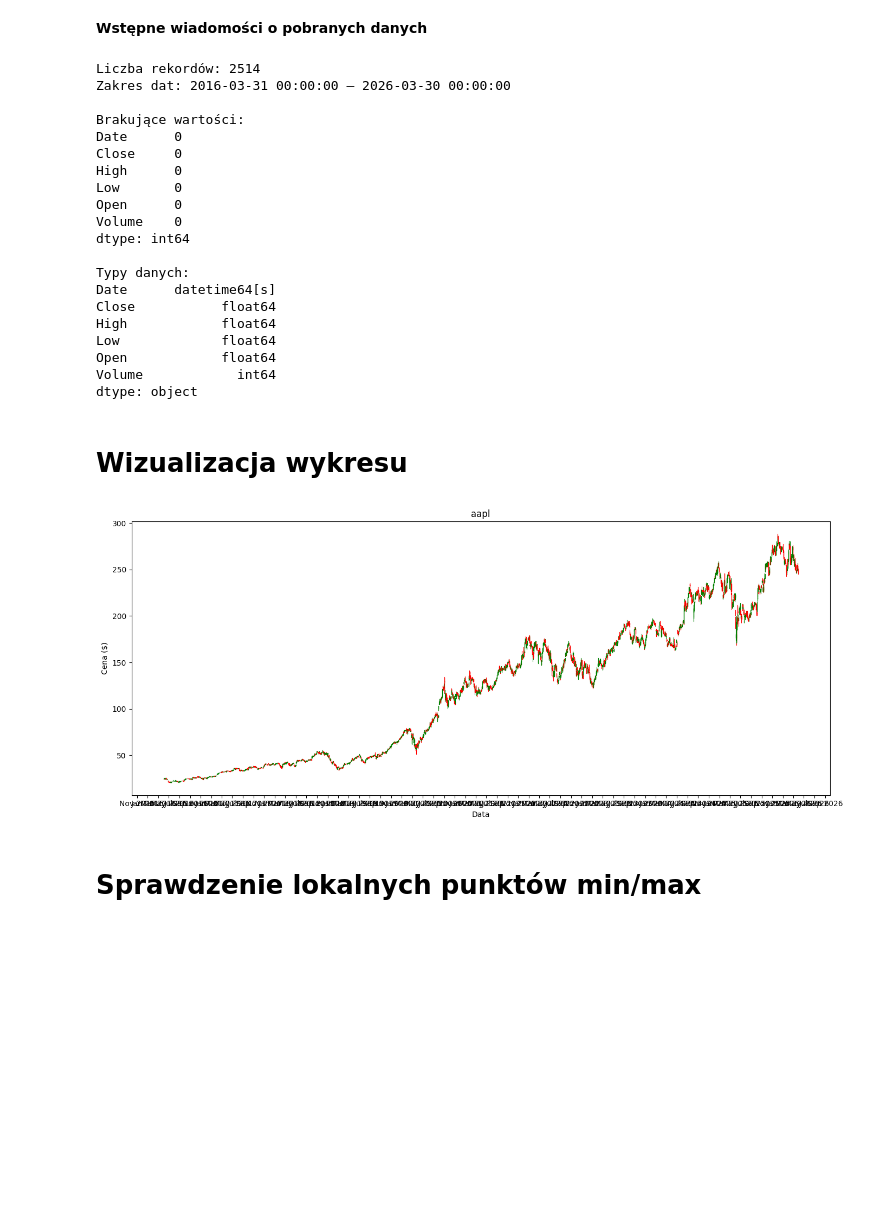
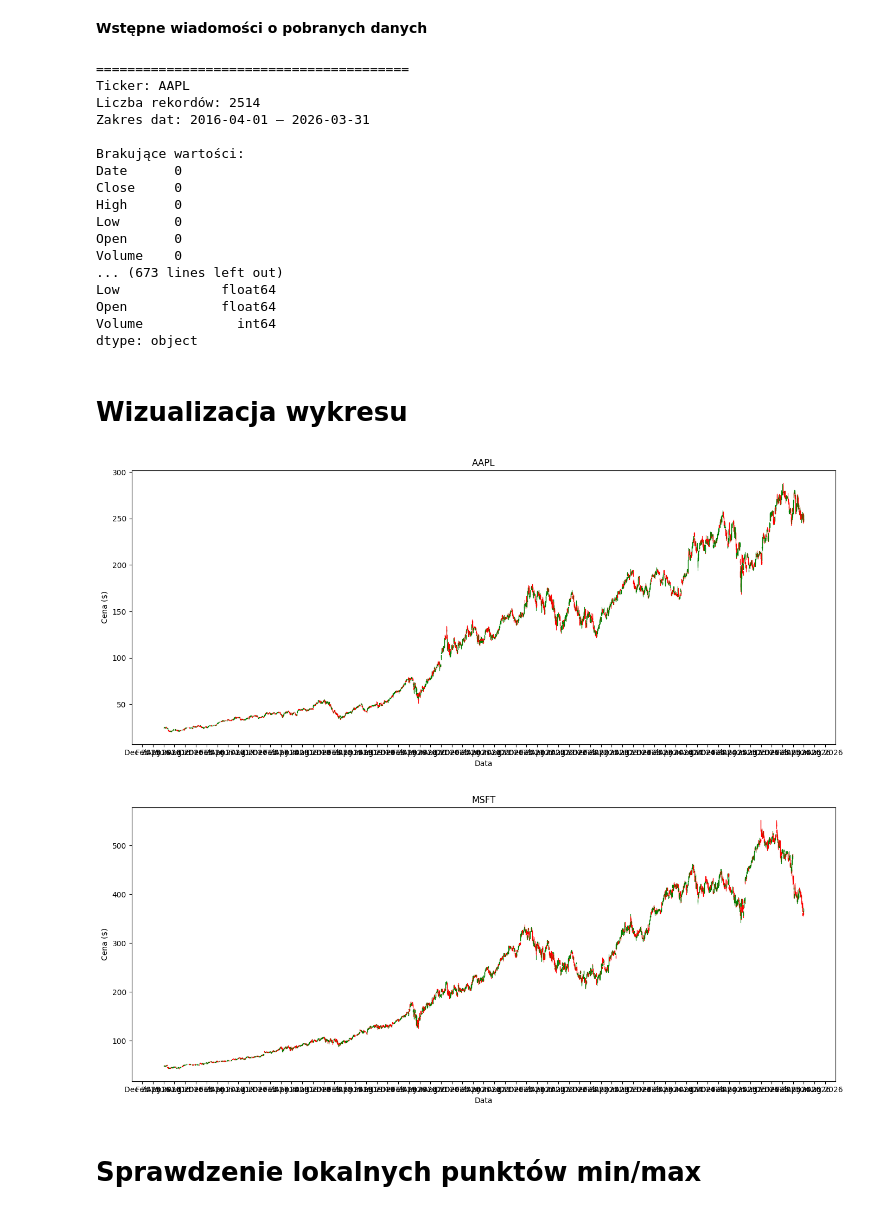
Before and after one commit to Paffeueq/fibonacci-retracement-ml, a Jupyter notebook: dyplomowy.ipynb, the cells around one changed output. Drawn from its saved outputs; the diff is of its cells as text; code cells hidden in the pictures; blank space fills up the shorter version.

```diff
--- a/dyplomowy.ipynb
+++ b/dyplomowy.ipynb
@@ -65,15 +93,20 @@ Volume — wolumen, czyli ile BTC zostało sprzedane w ciągu dnia
 # %% [markdown]
 **Wstępne wiadomości o pobranych danych**
 # %%
-print(f"Liczba rekordów: {len(df)}")
-print(f"Zakres dat: {df['Date'].min()} — {df['Date'].max()}")
-print(f"\nBrakujące wartości:")
-print(df.isnull().sum())
-print(f"\nTypy danych:")
-print(df.dtypes)
+for ticker, df in dane_tickerow.items():
+    print(f"\n{'='*40}")
+    print(f"Ticker: {ticker}")
+    print(f"Liczba rekordów: {len(df)}")
+    print(f"Zakres dat: {df['Date'].min().date()} — {df['Date'].max().date()}")
+    print(f"\nBrakujące wartości:")
+    print(df.isnull().sum())
+    print(f"\nTypy danych:")
+    print(df.dtypes)
 # %% [output]
+========================================
+Ticker: AAPL
 Liczba rekordów: 2514
-Zakres dat: 2016-03-31 00:00:00 — 2026-03-30 00:00:00
+Zakres dat: 2016-04-01 — 2026-03-31
 
 Brakujące wartości:
 Date      0
@@ -82,12 +115,7 @@ High      0
 Low       0
 Open      0
 Volume    0
-dtype: int64
-
-Typy danych:
-Date      datetime64[s]
-Close           float64
-High            float64
+... (673 lines left out)
 Low             float64
 Open            float64
 Volume            int64
@@ -95,27 +123,32 @@ dtype: object
 # %% [markdown]
 # Wizualizacja wykresu
 # %%
-fig, ax = plt.subplots(figsize=(14, 6))
+def rysuj_wykres(df, ticker):
+    fig, ax = plt.subplots(figsize=(14, 6))
 
-for _, row in df.iterrows():
-    color = "green" if row["Close"] >= row["Open"] else "red"
-    ax.plot([row["Date"], row["Date"]], [row["Low"], row["High"]], color=color, linewidth=0.8) #knot siwecy
-    ax.add_patch(Rectangle(     #swieca
-        (mdates.date2num(row["Date"]) - 0.3, min(row["Open"], row["Close"])),
-        0.6,
-        abs(row["Close"] - row["Open"]),
-        color=color
-    ))
+    for _, row in df.iterrows():
+        color = "green" if row["Close"] >= row["Open"] else "red"
+        ax.plot([row["Date"], row["Date"]], [row["Low"], row["High"]], color=color, linewidth=0.8)
+        ax.add_patch(Rectangle(
+            (mdates.date2num(row["Date"]) - 0.3, min(row["Open"], row["Close"])),
+            0.6,
+            abs(row["Close"] - row["Open"]),
+            color=color
+        ))
 
-ax.xaxis.set_major_formatter(mdates.DateFormatter("%b %Y"))    # etykiety osi x na daty
-ax.xaxis.set_major_locator(mdates.MonthLocator(interval=2))     # co 2 miesiace etykieta na osi x
-plt.title(f"{ticker}")
-plt.xlabel("Data")
-plt.ylabel("Cena ($)")
-plt.tight_layout()
-plt.show()
+    ax.xaxis.set_major_formatter(mdates.DateFormatter("%b %Y"))
+    ax.xaxis.set_major_locator(mdates.MonthLocator(interval=2))
+    plt.title(ticker)
+    plt.xlabel("Data")
+    plt.ylabel("Cena ($)")
+    plt.tight_layout()
+    plt.show()
+
+rysuj_wykres(dane_tickerow["AAPL"], "AAPL")
+rysuj_wykres(dane_tickerow["MSFT"], "MSFT")
 # %% [output]
-[figure, old version]
+[figure, new version]
+[figure, added]
 # %% [markdown]
 # Sprawdzenie lokalnych punktów min/max
 # %%
```
Also changed, not shown: parts of 19 cells of this notebook.
